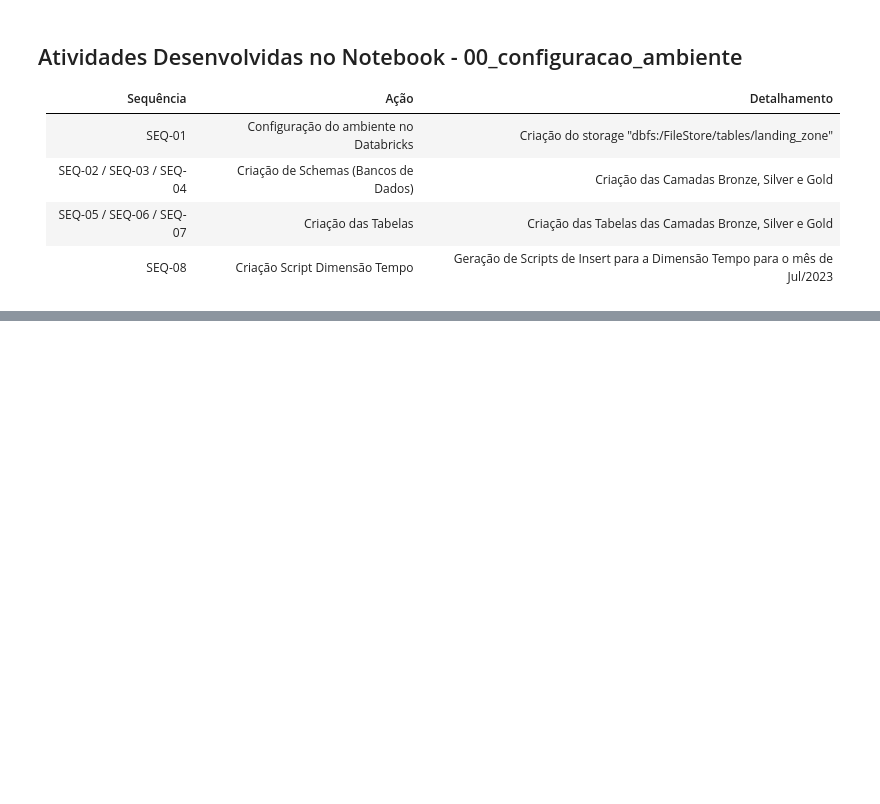
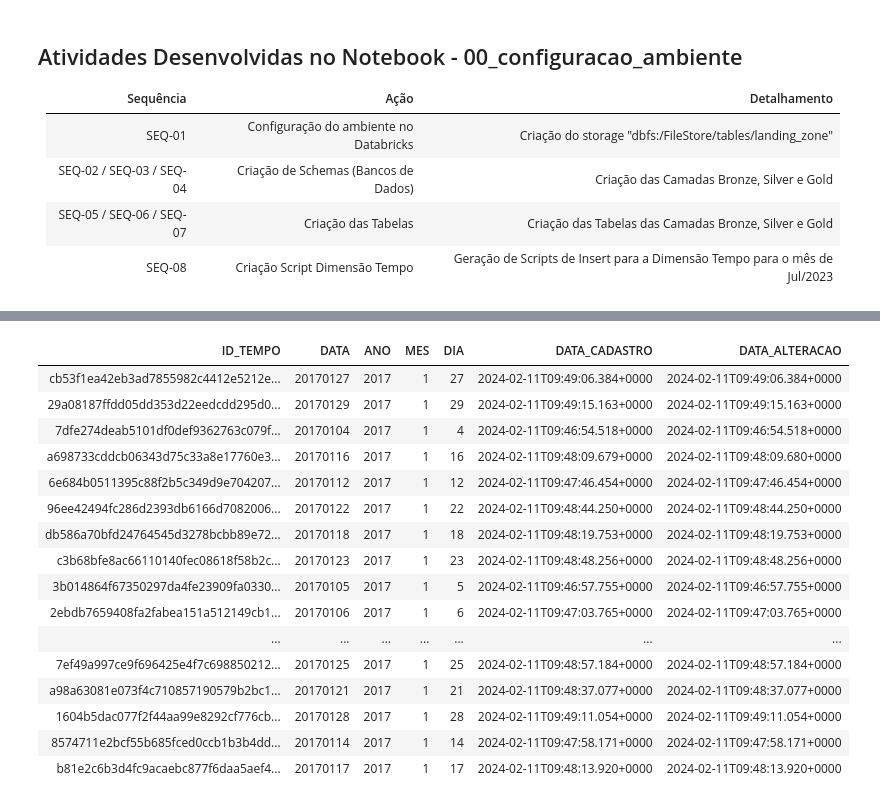
Before and after one commit to dbaassists/Projeto_BI_Zero_TO_DW, a Jupyter notebook: 02_NOTEBOOK/00_configuracao_ambiente.ipynb, the cells around one changed output, grey strips where cells are left out. Drawn from its saved outputs; the diff is of its cells as text; code cells hidden in the pictures; blank space fills up the shorter version.

```diff
--- a/02_NOTEBOOK/00_configuracao_ambiente.ipynb
+++ b/02_NOTEBOOK/00_configuracao_ambiente.ipynb
@@ -322,5 +383,27 @@ data_fim = date(2023, 8, 1)
 dias_acrescimo = timedelta(days=1)
 
 cria_dimensao_tempo(data_inicial, data_fim, dias_acrescimo)
+# %%
+%sql
+
+SELECT * FROM gold.DIM_TEMPO
+# %% [output]
+| ID_TEMPO | DATA | ANO | MES | DIA | DATA_CADASTRO | DATA_ALTERACAO |
+| cb53f1ea42eb3ad7855982c4412e5212e... | 20170127 | 2017 | 1 | 27 | 2024-02-11T09:49:06.384+0000 | 2024-02-11T09:49:06.384+0000 |
+| 29a08187ffdd05dd353d22eedcdd295d0... | 20170129 | 2017 | 1 | 29 | 2024-02-11T09:49:15.163+0000 | 2024-02-11T09:49:15.163+0000 |
+| 7dfe274deab5101df0def9362763c079f... | 20170104 | 2017 | 1 | 4 | 2024-02-11T09:46:54.518+0000 | 2024-02-11T09:46:54.518+0000 |
+| a698733cddcb06343d75c33a8e17760e3... | 20170116 | 2017 | 1 | 16 | 2024-02-11T09:48:09.679+0000 | 2024-02-11T09:48:09.680+0000 |
+| 6e684b0511395c88f2b5c349d9e704207... | 20170112 | 2017 | 1 | 12 | 2024-02-11T09:47:46.454+0000 | 2024-02-11T09:47:46.454+0000 |
+| 96ee42494fc286d2393db6166d7082006... | 20170122 | 2017 | 1 | 22 | 2024-02-11T09:48:44.250+0000 | 2024-02-11T09:48:44.250+0000 |
+| db586a70bfd24764545d3278bcbb89e72... | 20170118 | 2017 | 1 | 18 | 2024-02-11T09:48:19.753+0000 | 2024-02-11T09:48:19.753+0000 |
+| c3b68bfe8ac66110140fec08618f58b2c... | 20170123 | 2017 | 1 | 23 | 2024-02-11T09:48:48.256+0000 | 2024-02-11T09:48:48.256+0000 |
+| 3b014864f67350297da4fe23909fa0330... | 20170105 | 2017 | 1 | 5 | 2024-02-11T09:46:57.755+0000 | 2024-02-11T09:46:57.755+0000 |
+| 2ebdb7659408fa2fabea151a512149cb1... | 20170106 | 2017 | 1 | 6 | 2024-02-11T09:47:03.765+0000 | 2024-02-11T09:47:03.765+0000 |
+| ... | ... | ... | ... | ... | ... | ... |
+| 7ef49a997ce9f696425e4f7c698850212... | 20170125 | 2017 | 1 | 25 | 2024-02-11T09:48:57.184+0000 | 2024-02-11T09:48:57.184+0000 |
+| a98a63081e073f4c710857190579b2bc1... | 20170121 | 2017 | 1 | 21 | 2024-02-11T09:48:37.077+0000 | 2024-02-11T09:48:37.077+0000 |
+| 1604b5dac077f2f44aa99e8292cf776cb... | 20170128 | 2017 | 1 | 28 | 2024-02-11T09:49:11.054+0000 | 2024-02-11T09:49:11.054+0000 |
+| 8574711e2bcf55b685fced0ccb1b3b4dd... | 20170114 | 2017 | 1 | 14 | 2024-02-11T09:47:58.171+0000 | 2024-02-11T09:47:58.171+0000 |
+| b81e2c6b3d4fc9acaebc877f6daa5aef4... | 20170117 | 2017 | 1 | 17 | 2024-02-11T09:48:13.920+0000 | 2024-02-11T09:48:13.920+0000 |
 # %%
 %sql
```
Also changed, not shown: parts of 16 cells of this notebook, 34 other files.
